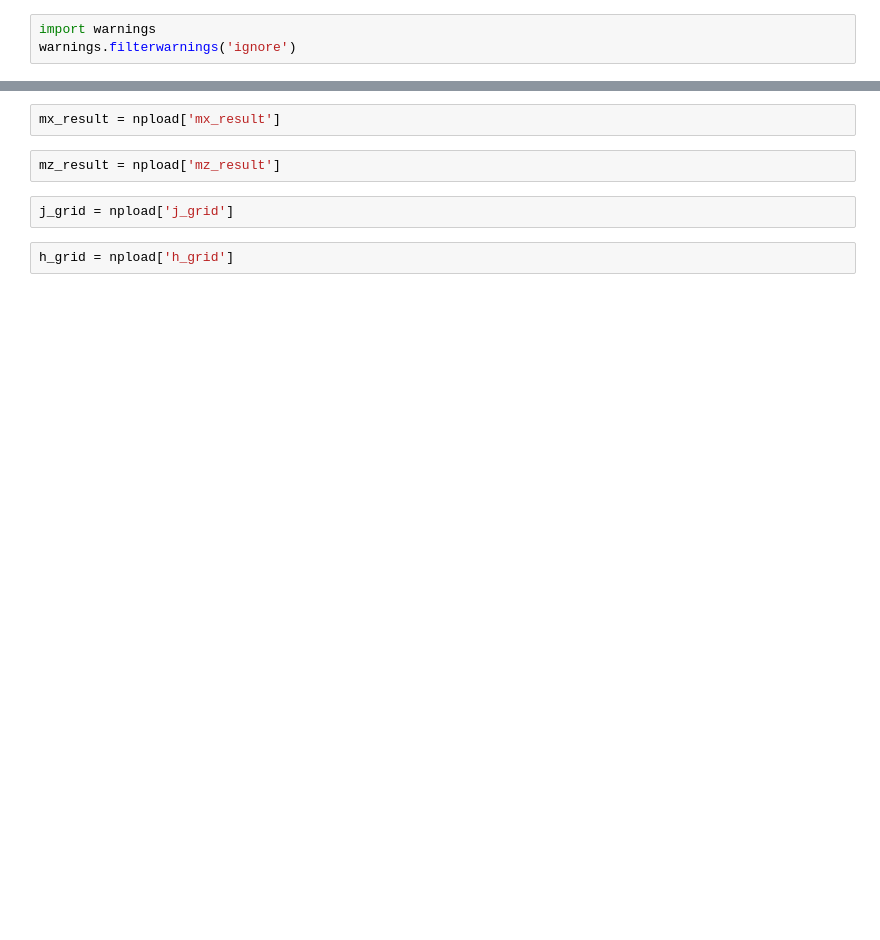
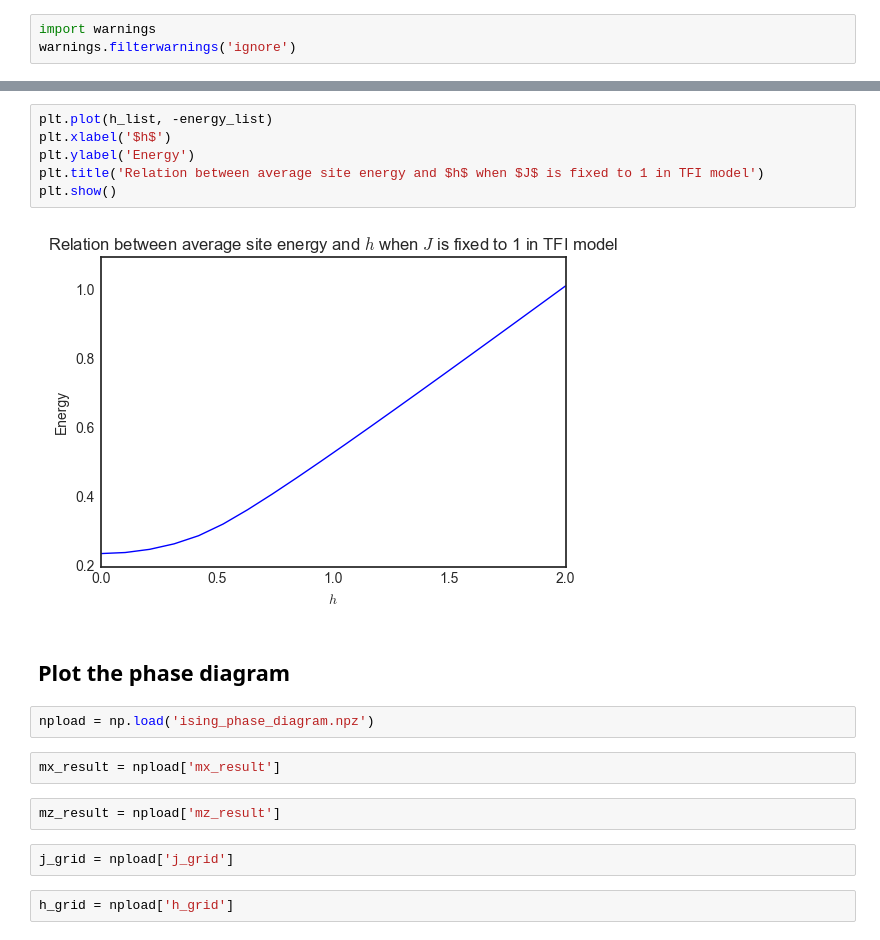
Before and after one commit to liwt31/SimpleMPS, a Jupyter notebook: Notebook/analyze_ising.ipynb, the cells around one changed output, grey strips where cells are left out. Saved outputs shown, nothing was run; the diff lists cells and outputs as text; blank space fills up the shorter version.

```diff
--- a/Notebook/analyze_ising.ipynb
+++ b/Notebook/analyze_ising.ipynb
@@ -10,3 +27,15 @@ npload = np.load('ising.npz')
+# %%
+plt.plot(h_list, -energy_list)
+plt.xlabel('$h$')
+plt.ylabel('Energy')
+plt.title('Relation between average site energy and $h$ when $J$ is fixed to 1 in TFI model')
+plt.show()
+# %% [output]
+[figure, added]
+# %% [markdown]
+## Plot the phase diagram
+# %%
+npload = np.load('ising_phase_diagram.npz')
 # %%
 mx_result = npload['mx_result']
 # %%
```
Also changed, not shown: parts of 14 cells of this notebook, 11 other files.
